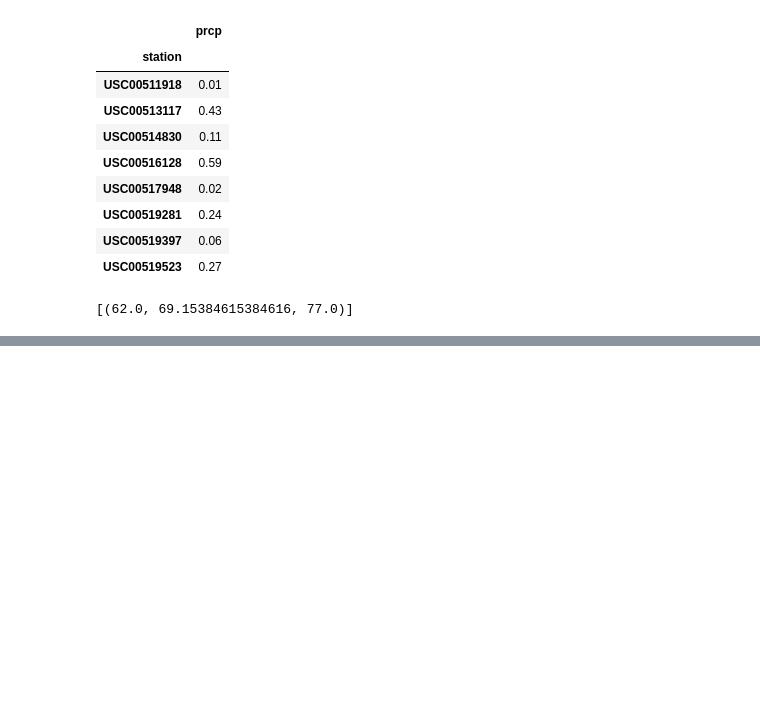
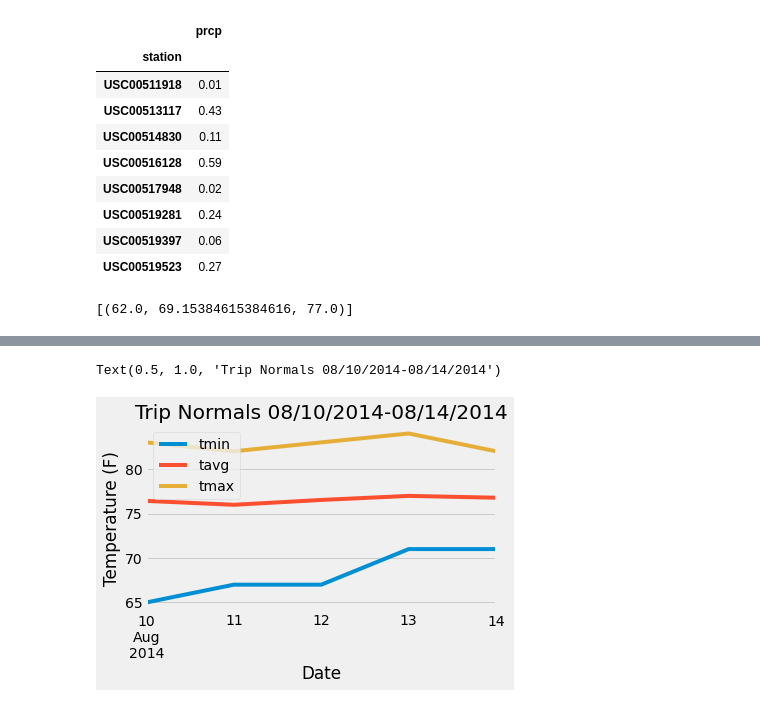
Before and after one commit to kldudzinsky/sqlalchemy-challenge, a Jupyter notebook: climate_complete.ipynb, the cells around one changed output, grey strips where cells are left out. Saved outputs shown, nothing was run; the diff lists cells and outputs as text; code cells hidden in the pictures; blank space fills up the shorter version.

```diff
--- a/climate_complete.ipynb
+++ b/climate_complete.ipynb
@@ -372,0 +381,11 @@ daily_normals("01-01")
+# %%
+normals = []
+date_list=[]
+# %%
+iter_date=start_dt_strftime
+while iter_date <=end_dt_strftime:
+    date_list.append(iter_date)
+    st_str_dt=iter_date.strftime("%m-%d")
+    iter_date += dt.timedelta(1)
+    normals.append(*daily_normals(st_str_dt))
+normals
@@ -373,2 +398,6 @@ daily_normals("01-01")
 # %%
 # Load the previous query results into a Pandas DataFrame and add the `trip_dates` range as the `date` index
+trip_normals=pd.DataFrame(normals, columns=['tmin','tavg','tmax'])
+trip_normals['Date']=pd.to_datetime(date_list)
+# %%
+trip_normals.set_index('Date',inplace=True)
@@ -375,2 +414,9 @@ daily_normals("01-01")
 # %%
 # Plot the daily normals as an area plot with `stacked=False`
+trip_normals.plot(stacked=False)
+plt.ylabel("Temperature (F)")
+plt.tight_layout()
+plt.title("Trip Normals 08/10/2014-08/14/2014")
+# %% [output]
+Text(0.5, 1.0, 'Trip Normals 08/10/2014-08/14/2014')
+[figure, added]
```
Also changed, not shown: parts of 5 cells of this notebook.
